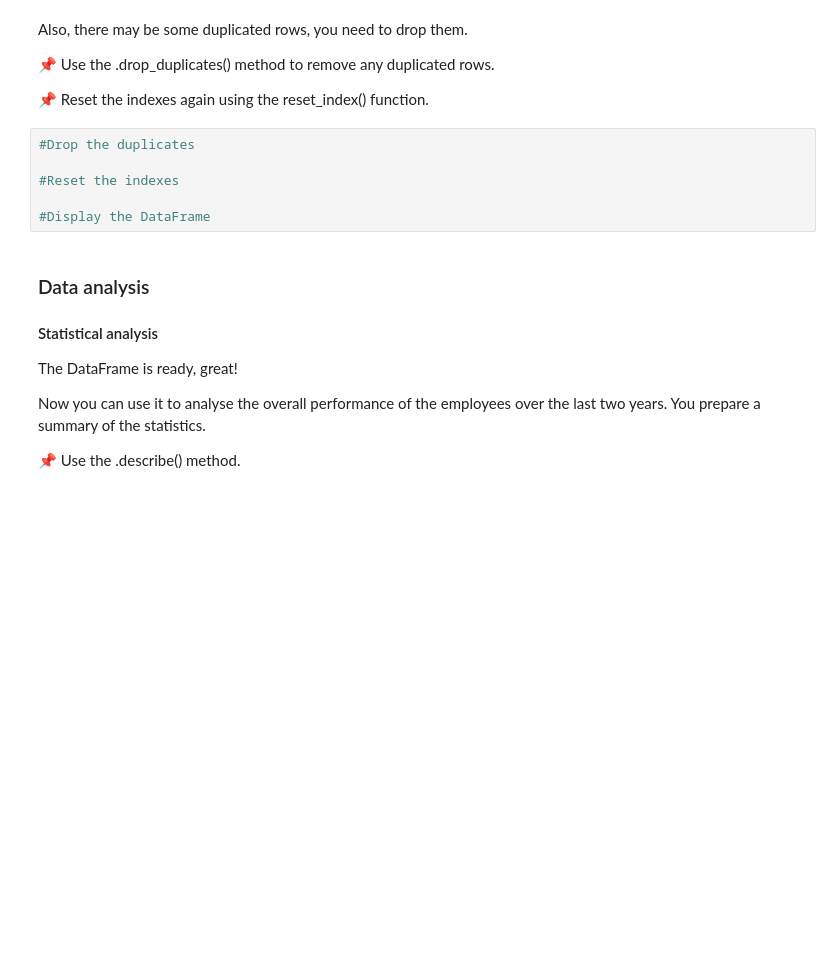
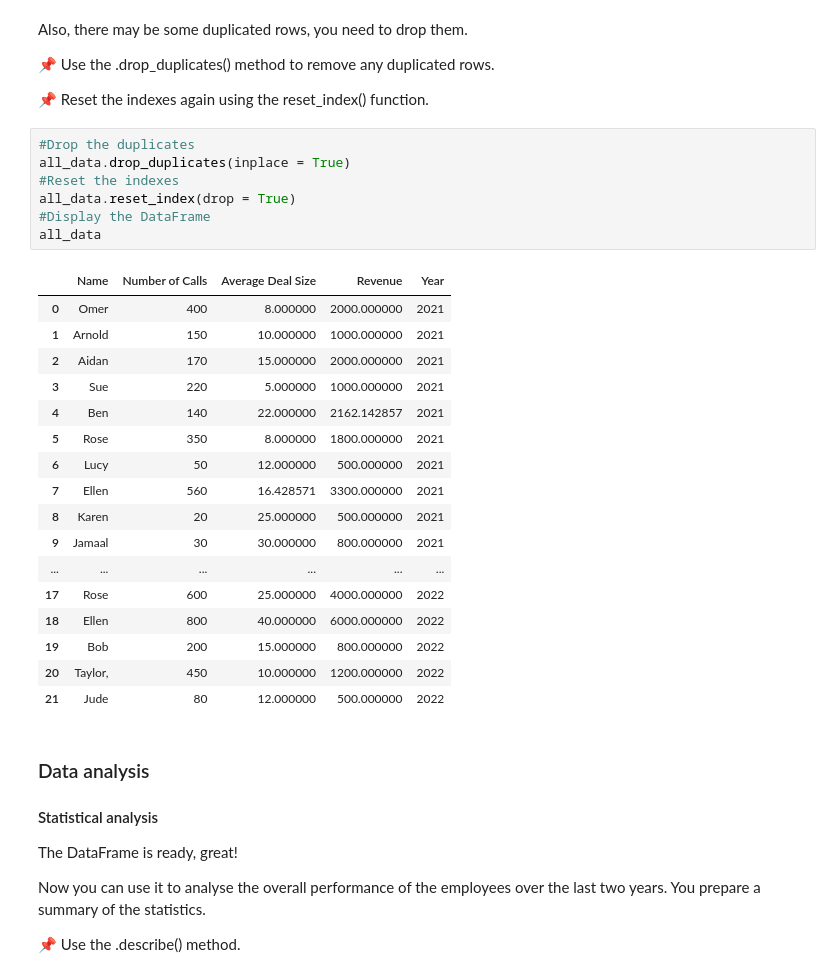
Before and after one commit to alosoz/Python_for_machine_learning, a Jupyter notebook: Module_5.ipynb, the cells around one changed output. Cells and saved outputs as stored; diff of their text form; blank space fills up the shorter version.

```diff
--- a/Module_5.ipynb
+++ b/Module_5.ipynb
@@ -295,10 +392,29 @@ Also, there may be some duplicated rows, you need to drop them.
 📌 Reset the indexes again using the reset_index() function.
 # %%
 #Drop the duplicates
-
+all_data.drop_duplicates(inplace = True)
 #Reset the indexes
-
+all_data.reset_index(drop = True)
 #Display the DataFrame
+all_data
+# %% [output]
+|  | Name | Number of Calls | Average Deal Size | Revenue | Year |
+| 0 | Omer | 400 | 8.000000 | 2000.000000 | 2021 |
+| 1 | Arnold | 150 | 10.000000 | 1000.000000 | 2021 |
+| 2 | Aidan | 170 | 15.000000 | 2000.000000 | 2021 |
+| 3 | Sue | 220 | 5.000000 | 1000.000000 | 2021 |
+| 4 | Ben | 140 | 22.000000 | 2162.142857 | 2021 |
+| 5 | Rose | 350 | 8.000000 | 1800.000000 | 2021 |
+| 6 | Lucy | 50 | 12.000000 | 500.000000 | 2021 |
+| 7 | Ellen | 560 | 16.428571 | 3300.000000 | 2021 |
+| 8 | Karen | 20 | 25.000000 | 500.000000 | 2021 |
+| 9 | Jamaal | 30 | 30.000000 | 800.000000 | 2021 |
+| ... | ... | ... | ... | ... | ... |
+| 17 | Rose | 600 | 25.000000 | 4000.000000 | 2022 |
+| 18 | Ellen | 800 | 40.000000 | 6000.000000 | 2022 |
+| 19 | Bob | 200 | 15.000000 | 800.000000 | 2022 |
+| 20 | Taylor, | 450 | 10.000000 | 1200.000000 | 2022 |
+| 21 | Jude | 80 | 12.000000 | 500.000000 | 2022 |
 # %% [markdown]
 ### Data analysis
 #### Statistical analysis
```
Also changed, not shown: parts of 15 cells of this notebook.
